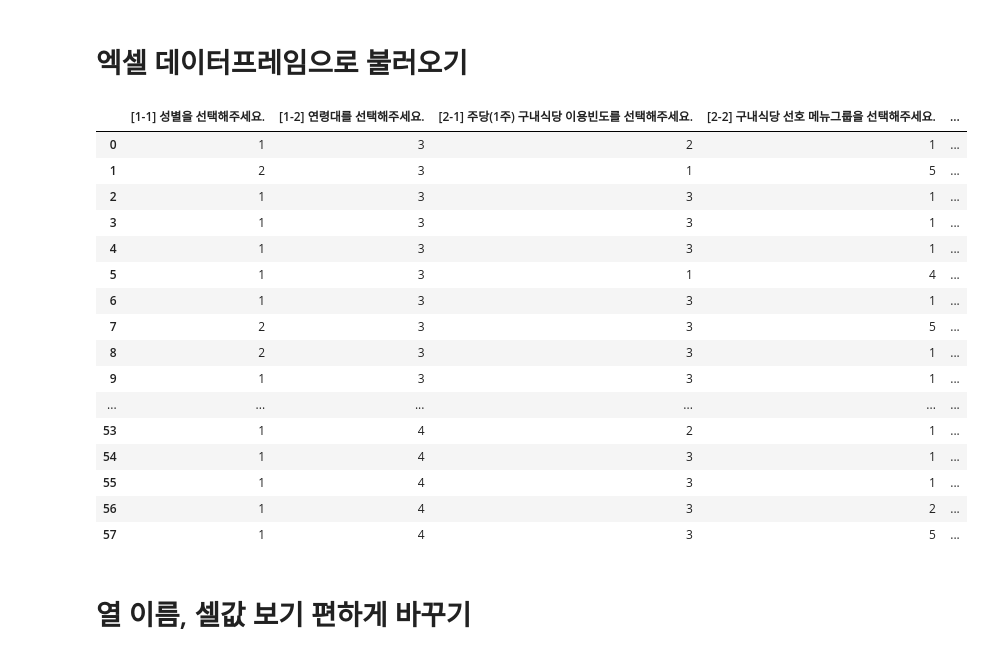
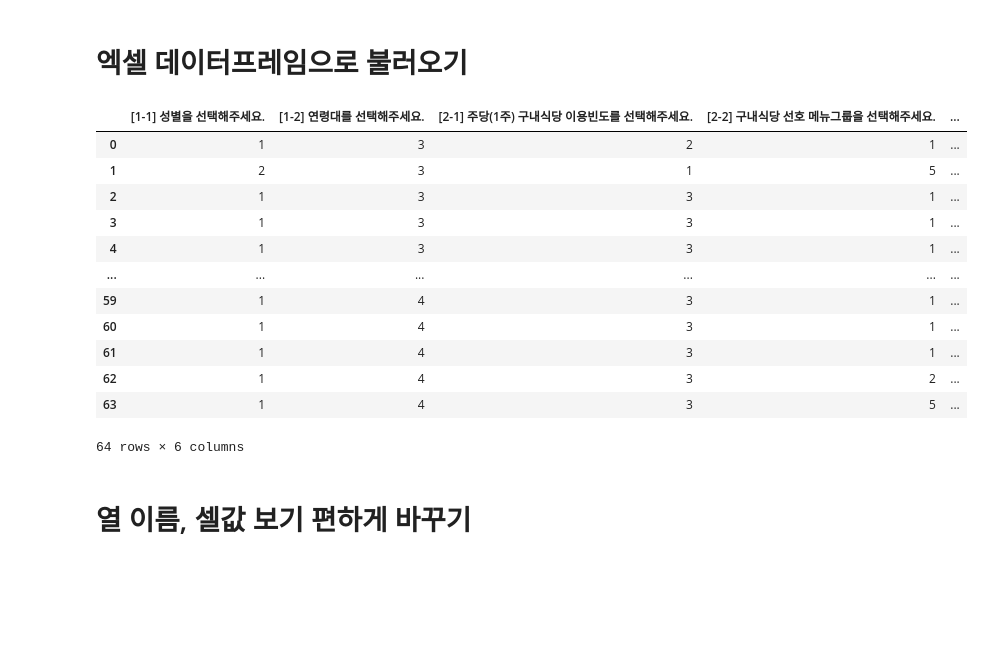
Before and after one commit to heokwon/Survey-Analysis, a Jupyter notebook: Survey_data_visualization.ipynb, the cells around one changed output. Drawn from its saved outputs; the diff is of its cells as text; code cells hidden in the pictures; blank space fills up the shorter version.

```diff
--- a/Survey_data_visualization.ipynb
+++ b/Survey_data_visualization.ipynb
@@ -10,26 +10,22 @@
 # 엑셀 데이터프레임으로 불러오기
 # %%
 import pandas as pd
-df=pd.read_excel('/content/survey.xlsx')
+df=pd.read_excel('/content/NH_Survey.xlsx')
 df
 # %% [output]
 |  | [1-1] 성별을 선택해주세요. | [1-2] 연령대를 선택해주세요. | [2-1] 주당(1주) 구내식당 이용빈도를 선택해주세요. | [2-2] 구내식당 선호 메뉴그룹을 선택해주세요. | ... |
 | 0 | 1 | 3 | 2 | 1 | ... |
 | 1 | 2 | 3 | 1 | 5 | ... |
 | 2 | 1 | 3 | 3 | 1 | ... |
 | 3 | 1 | 3 | 3 | 1 | ... |
 | 4 | 1 | 3 | 3 | 1 | ... |
-| 5 | 1 | 3 | 1 | 4 | ... |
-| 6 | 1 | 3 | 3 | 1 | ... |
-| 7 | 2 | 3 | 3 | 5 | ... |
-| 8 | 2 | 3 | 3 | 1 | ... |
-| 9 | 1 | 3 | 3 | 1 | ... |
 | ... | ... | ... | ... | ... | ... |
-| 53 | 1 | 4 | 2 | 1 | ... |
-| 54 | 1 | 4 | 3 | 1 | ... |
-| 55 | 1 | 4 | 3 | 1 | ... |
-| 56 | 1 | 4 | 3 | 2 | ... |
-| 57 | 1 | 4 | 3 | 5 | ... |
+| 59 | 1 | 4 | 3 | 1 | ... |
+| 60 | 1 | 4 | 3 | 1 | ... |
+| 61 | 1 | 4 | 3 | 1 | ... |
+| 62 | 1 | 4 | 3 | 2 | ... |
+| 63 | 1 | 4 | 3 | 5 | ... |
+64 rows × 6 columns
 # %% [markdown]
 # 열 이름, 셀값 보기 편하게 바꾸기
 # %%
```
Also changed, not shown: parts of 5 cells of this notebook.
